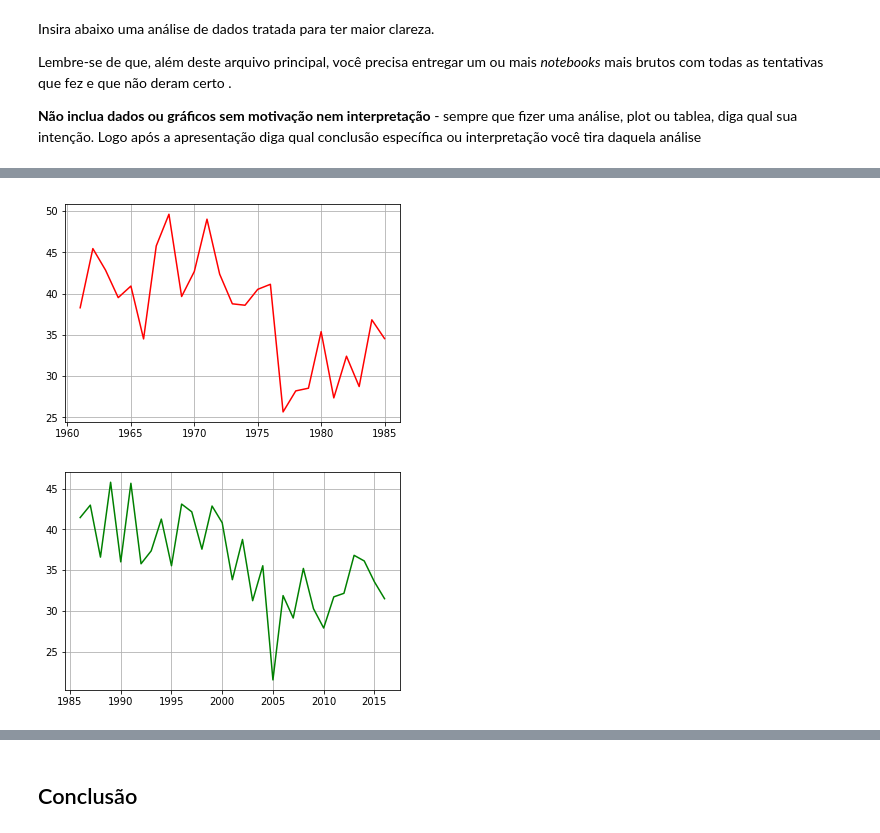
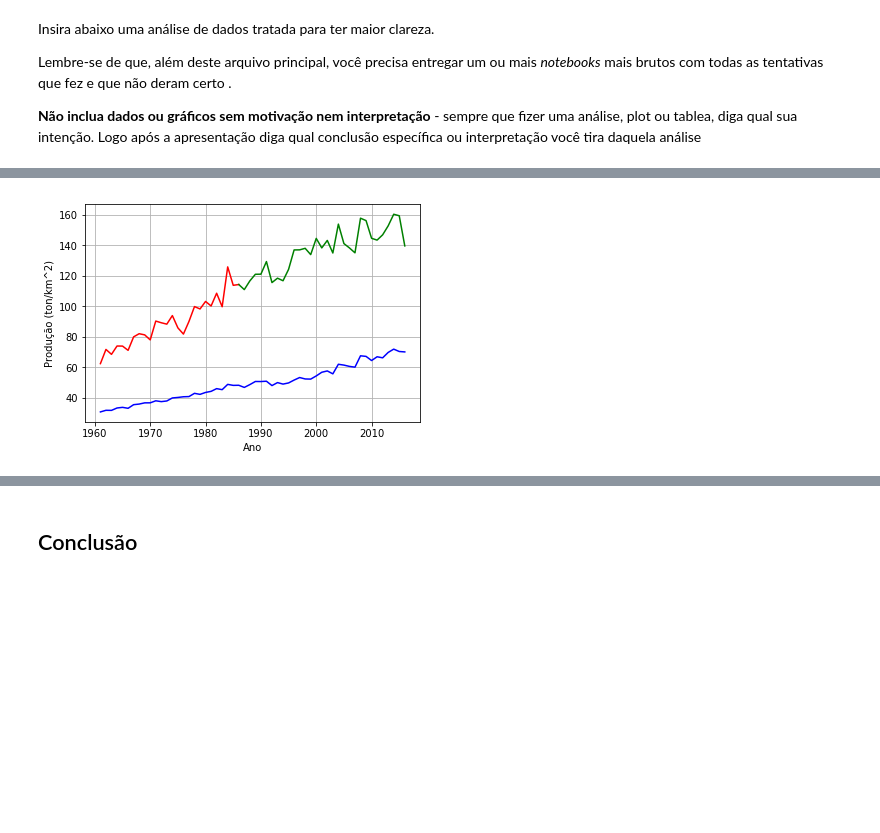
Before and after one commit to Peng1104/Ciencia-dos-Dados, a Jupyter notebook: Projeto1.ipynb, the cells around one changed output, grey strips where cells are left out. Cells and saved outputs as stored; diff of their text form; code cells hidden in the pictures; blank space fills up the shorter version.

```diff
--- a/Projeto1.ipynb
+++ b/Projeto1.ipynb
@@ -66,20 +87 @@ data.head(3)
 3 rows × 56 columns
-# %%
-# Crecimento Mundial
-
-media_mundial = []
-
-for column in data.columns:
-    count = 0;
-    total = 0;
-
-    for dado in data[column]:
-        if dado > 0:
-            total = total + dado
-            count = count + 1
-
-    media_mundial.append(total/count)
-
-plt.plot(data.columns, media_mundial, color="b")
-plt.grid(True)
-plt.show()
@@ -87,0 +132,7 @@ plt.show()
+# %%
+# Crecimento Mundial
+
+media_mundial = getMedia(data)
+
+reta(media_mundial, "b")
+mkPlot([media_mundial], ["b"])
@@ -213,22 +197,19 @@ plt.show()
 # %%
 # União Europeia entrda de paises em 1 de janeiro de 1986
 
 eu_list_4 = []
 eu_list_4.extend(eu_list_3)
 eu_list_4.extend(("Portugal", "Spain"))
 
-pre_eu_4 = data.loc[eu_list_4, 1986>data.columns].transpose()
-eu_4 = data.loc[eu_list_4, 1986<=data.columns].transpose()
+pre_eu_4 = data.loc[eu_list_4, 1986>=data.columns]
+eu_4 = data.loc[eu_list_4, 1986<=data.columns]
 
-plt.plot(pre_eu_4.index, pre_eu_4["Portugal"], color="r")
-plt.grid(True)
-plt.show()
-plt.plot(eu_4.index, eu_4["Portugal"], color="g")
-plt.grid(True)
-plt.show()
+media_pre_eu_4 = getMedia(pre_eu_4)
+media_eu_4 = getMedia(eu_4)
+
+mkPlot([media_mundial, media_pre_eu_4, media_eu_4], ["b", "r", "g"])
 # %% [output]
-[figure, old version]
+[figure, new version]
-[figure, removed]
 # %%
 # União Europeia entrda de paises em 1 de janeiro de 1995
 
```
Also changed, not shown: parts of 16 cells of this notebook.
